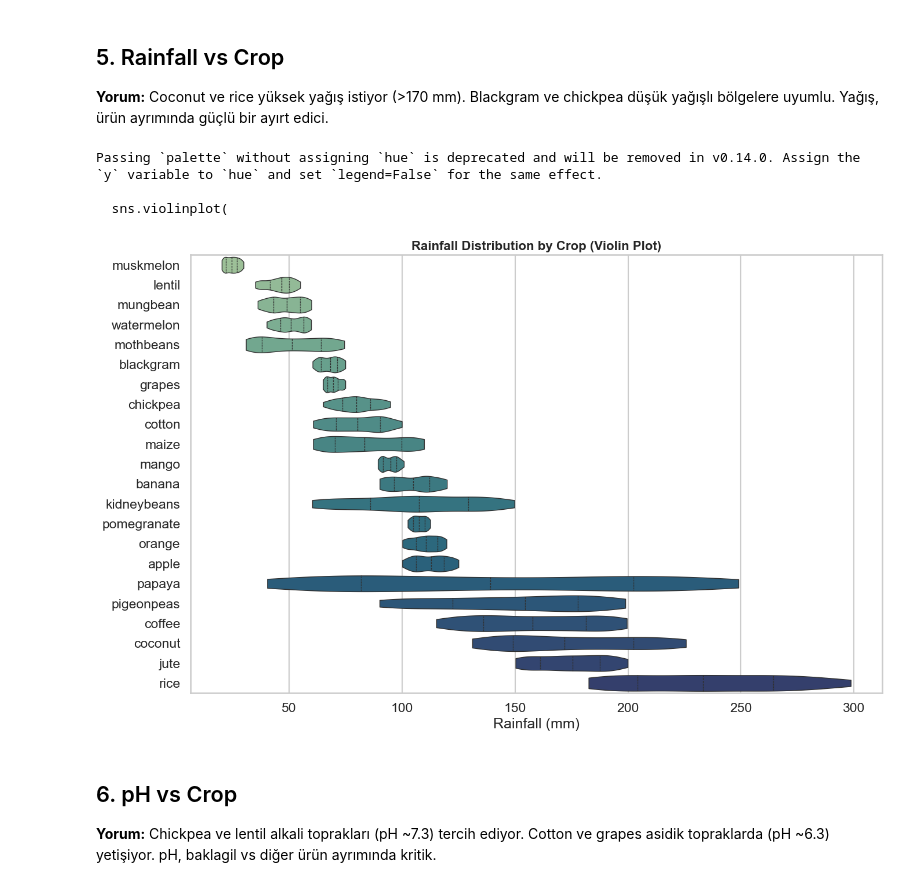
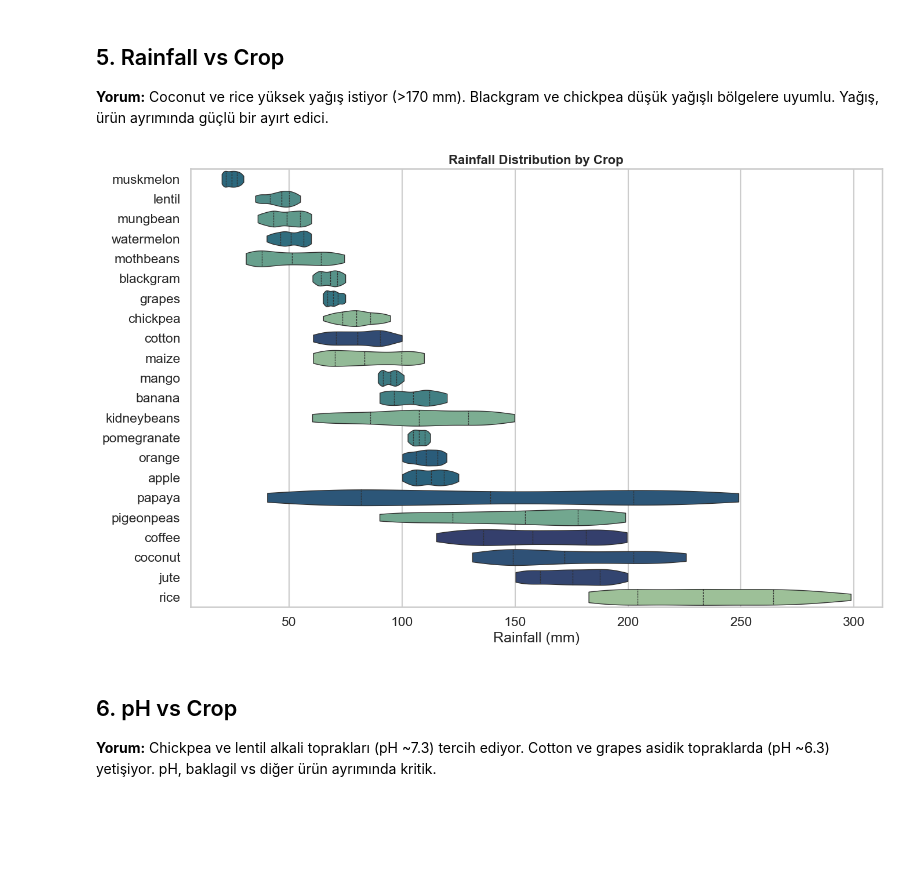
Before and after one commit to zynepsnksz/ml_proje, a Jupyter notebook: notebooks/01_eda.ipynb, the cells around one changed output. Saved outputs shown, nothing was run; the diff lists cells and outputs as text; code cells hidden in the pictures; blank space fills up the shorter version.

```diff
--- a/notebooks/01_eda.ipynb
+++ b/notebooks/01_eda.ipynb
@@ -223,29 +575,31 @@ Passing `palette` without assigning `hue` is deprecated and will be removed in v
 # %%
 order = df.groupby(TARGET_COLUMN)["rainfall"].median().sort_values().index
 
 fig, ax = plt.subplots(figsize=(14, 9))
+
 sns.violinplot(
     data=df,
     y=TARGET_COLUMN,
     x="rainfall",
     order=order,
+    hue=TARGET_COLUMN,
     palette="crest",
     inner="quartile",
     cut=0,
     linewidth=1,
+    legend=False,
     ax=ax,
 )
-ax.set_title("Rainfall Distribution by Crop (Violin Plot)", fontsize=16, fontweight="bold")
+
+ax.set_title("Rainfall Distribution by Crop", fontsize=16, fontweight="bold")
 ax.set_xlabel("Rainfall (mm)")
 ax.set_ylabel("")
+
 plt.tight_layout()
 plt.savefig(ASSETS_DIR / "05_rainfall_vs_crop.png", dpi=200, bbox_inches="tight", facecolor="white")
 plt.show()
 # %% [output]
-Passing `palette` without assigning `hue` is deprecated and will be removed in v0.14.0. Assign the `y` variable to `hue` and set `legend=False` for the same effect.
-
-  sns.violinplot(
-[figure, old version]
+[figure, new version]
 # %% [markdown]
 ## 6. pH vs Crop
 
```
Also changed, not shown: parts of 27 cells of this notebook, 7 other files.
